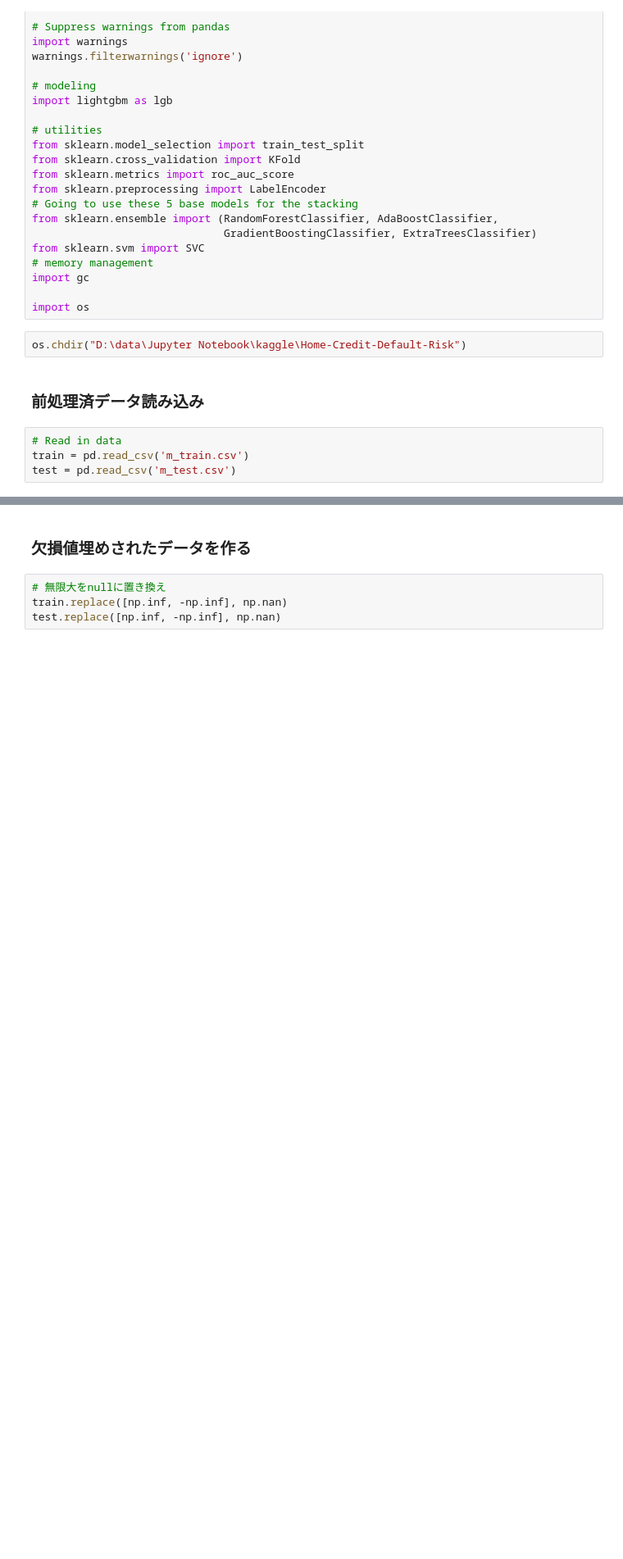
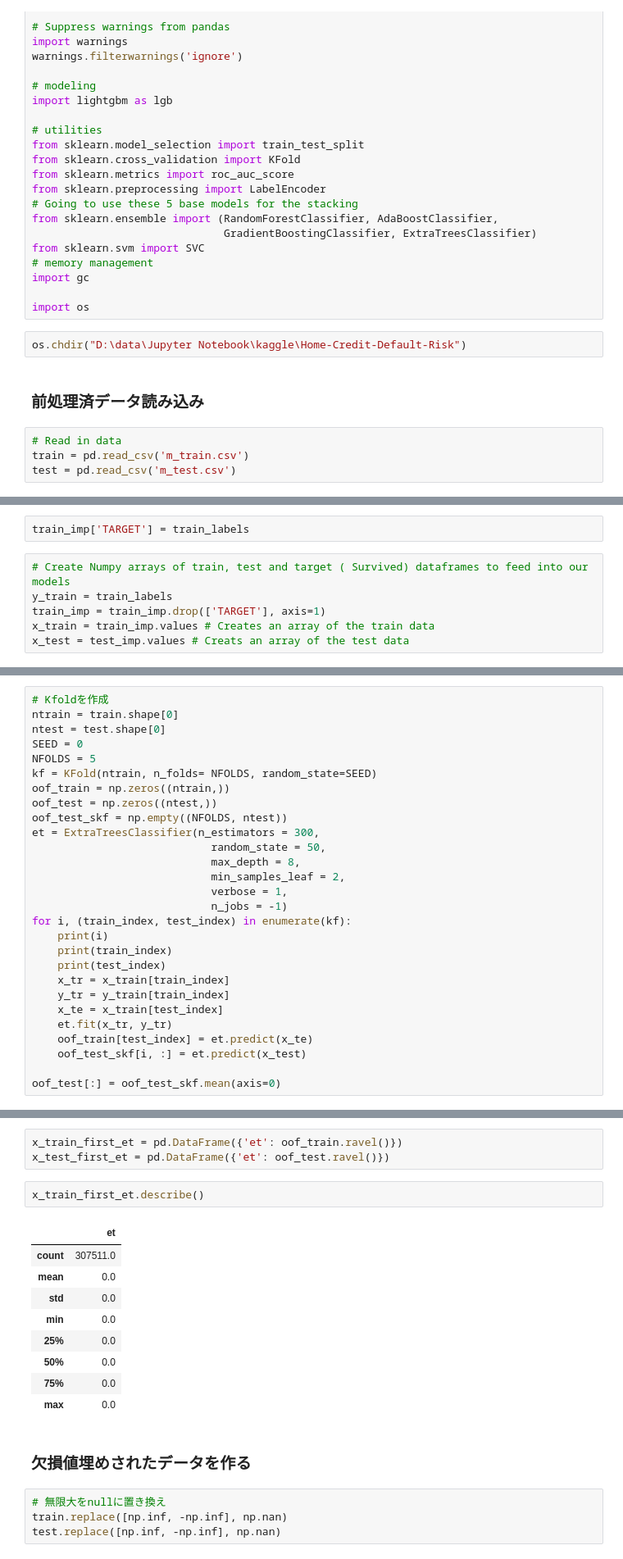
Before and after one commit to uratatsu/Home-Credit-Default-Risk, a Jupyter notebook: Ensemble and Stacking.ipynb, the cells around one changed output, grey strips where cells are left out. Shown at 82% size. Saved outputs shown, nothing was run; the diff lists cells and outputs as text; blank space fills up the shorter version.

```diff
--- a/Ensemble and Stacking.ipynb
+++ b/Ensemble and Stacking.ipynb
@@ -41,0 +68,8 @@ test = pd.read_csv('m_test.csv')
+# %%
+train_imp['TARGET'] = train_labels
+# %%
+# Create Numpy arrays of train, test and target ( Survived) dataframes to feed into our models
+y_train = train_labels
+train_imp = train_imp.drop(['TARGET'], axis=1)
+x_train = train_imp.values # Creates an array of the train data
+x_test = test_imp.values # Creats an array of the test data
@@ -41,0 +178,28 @@ test = pd.read_csv('m_test.csv')
+# %%
+# Kfoldを作成
+ntrain = train.shape[0]
+ntest = test.shape[0]
+SEED = 0
+NFOLDS = 5
+kf = KFold(ntrain, n_folds= NFOLDS, random_state=SEED)
+oof_train = np.zeros((ntrain,))
+oof_test = np.zeros((ntest,))
+oof_test_skf = np.empty((NFOLDS, ntest))
+et = ExtraTreesClassifier(n_estimators = 300,
+                            random_state = 50,
+                            max_depth = 8,
+                            min_samples_leaf = 2,
+                            verbose = 1,
+                            n_jobs = -1)
+for i, (train_index, test_index) in enumerate(kf):
+    print(i)
+    print(train_index)
+    print(test_index)
+    x_tr = x_train[train_index]
+    y_tr = y_train[train_index]
+    x_te = x_train[test_index]
+    et.fit(x_tr, y_tr)
+    oof_train[test_index] = et.predict(x_te)
+    oof_test_skf[i, :] = et.predict(x_test)
+
+oof_test[:] = oof_test_skf.mean(axis=0)
@@ -42,3 +267,18 @@ test = pd.read_csv('m_test.csv')
+# %%
+x_train_first_et = pd.DataFrame({'et': oof_train.ravel()})
+x_test_first_et = pd.DataFrame({'et': oof_test.ravel()})
+# %%
+x_train_first_et.describe()
+# %% [output]
+|  | et |
+| count | 307511.0 |
+| mean | 0.0 |
+| std | 0.0 |
+| min | 0.0 |
+| 25% | 0.0 |
+| 50% | 0.0 |
+| 75% | 0.0 |
+| max | 0.0 |
 # %% [markdown]
 ### 欠損値埋めされたデータを作る
 # %%
```
Also changed, not shown: parts of 34 cells of this notebook.
